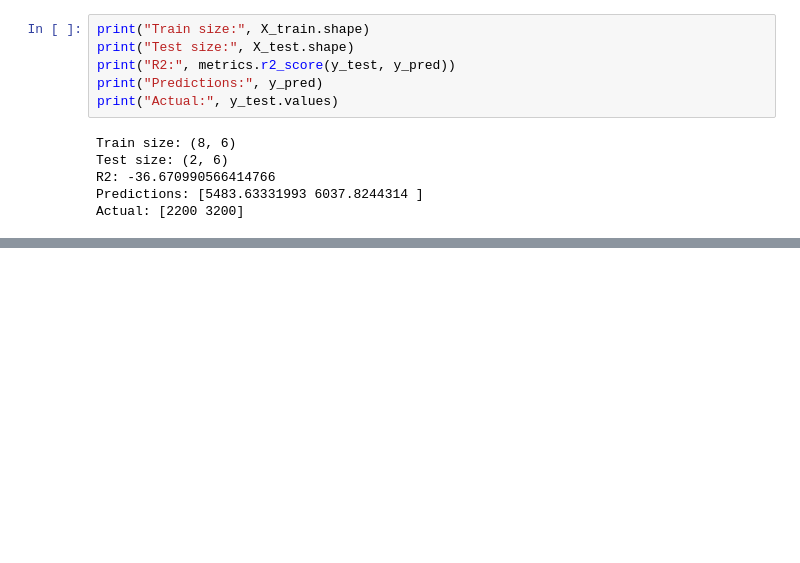
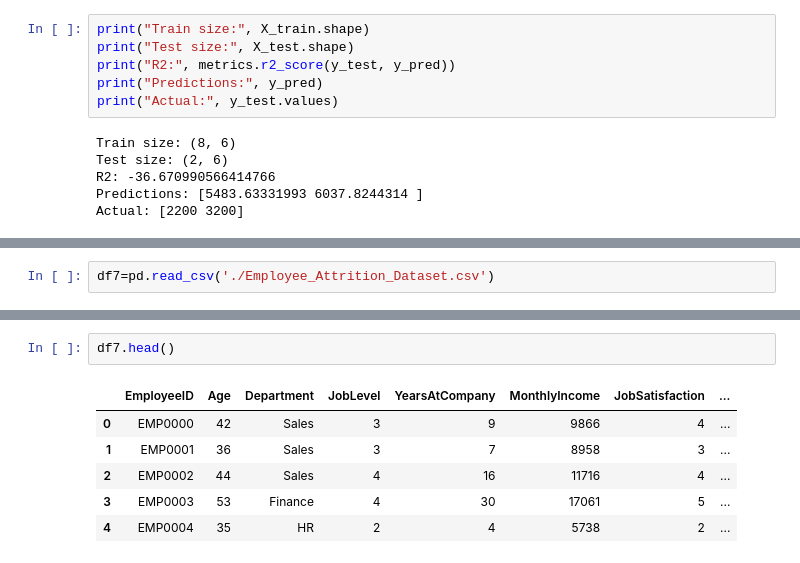
Before and after one commit to Dhyan-Shah/Sparks_AI_ML_Internship, a Jupyter notebook: ML/Practice/ML_Test.ipynb, the cells around one changed output, grey strips where cells are left out. Drawn from its saved outputs; the diff is of its cells as text; blank space fills up the shorter version.

```diff
--- a/ML/Practice/ML_Test.ipynb
+++ b/ML/Practice/ML_Test.ipynb
@@ -432,0 +645,2 @@ Actual: [2200 3200]
+# %%
+df7=pd.read_csv('./Employee_Attrition_Dataset.csv')
@@ -432,0 +667,9 @@ Actual: [2200 3200]
+# %%
+df7.head()
+# %% [output]
+|  | EmployeeID | Age | Department | JobLevel | YearsAtCompany | MonthlyIncome | JobSatisfaction | ... |
+| 0 | EMP0000 | 42 | Sales | 3 | 9 | 9866 | 4 | ... |
+| 1 | EMP0001 | 36 | Sales | 3 | 7 | 8958 | 3 | ... |
+| 2 | EMP0002 | 44 | Sales | 4 | 16 | 11716 | 4 | ... |
+| 3 | EMP0003 | 53 | Finance | 4 | 30 | 17061 | 5 | ... |
+| 4 | EMP0004 | 35 | HR | 2 | 4 | 5738 | 2 | ... |
```
Also changed, not shown: parts of 63 cells of this notebook, 4 other files.
